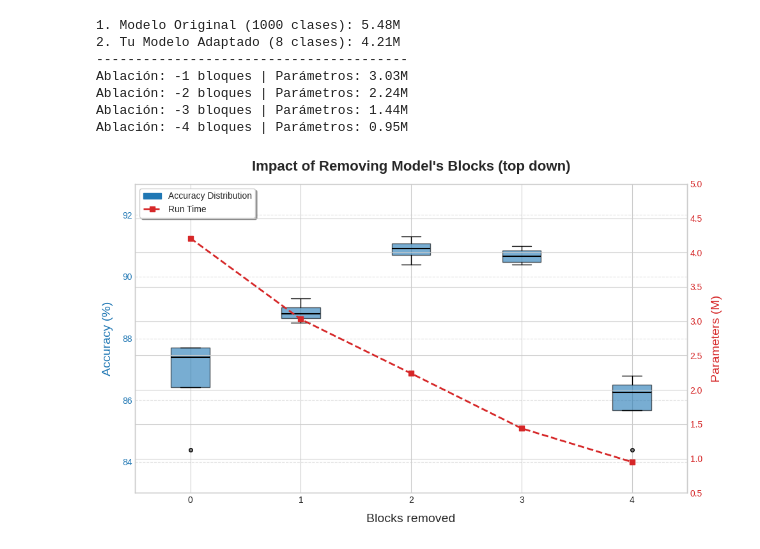
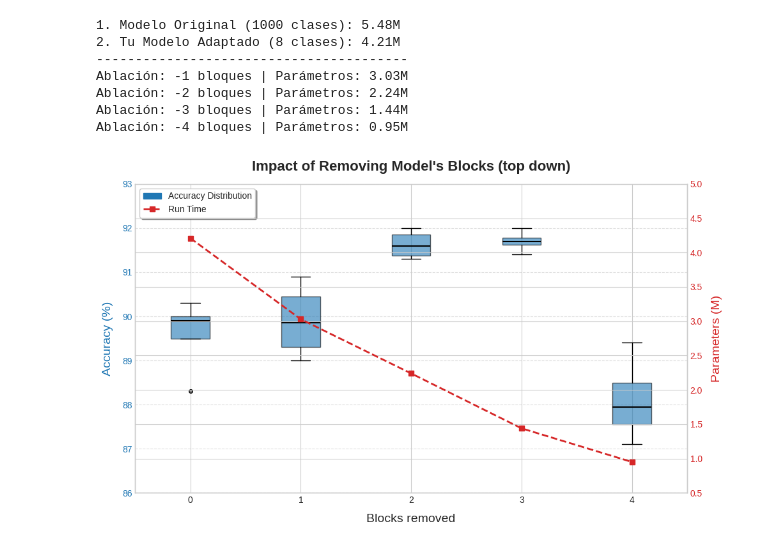
Before and after one commit to MCV-C3/project-5, a Jupyter notebook: Week3/experiments.ipynb, the cells around one changed output. Saved outputs shown, nothing was run; the diff lists cells and outputs as text; code cells hidden in the pictures.

```diff
--- a/Week3/experiments.ipynb
+++ b/Week3/experiments.ipynb
@@ -334,25 +334,25 @@ def plot_spatial_pyramids_boxplots(data, title="Spatial Pyramid Matching Perform
 # %%
 performance_image_size = {
     'Data':{
         'Accuracy':{
-            '0': [87.7, 84.4, 87.7, 87.1],
-            '1': [88.5, 88.9, 89.3, 88.7],
-            '2': [90.4, 90.8, 91.3, 91.0],
-            '3': [91.0, 90.4, 90.8, 90.5],
-            '4': [86.8, 84.4, 86.1, 86.4]
+            '0': [88.3, 89.9, 89.9, 90.3],
+            '1': [89.0, 89.4, 90.3, 90.9],
+            '2': [91.4, 91.3, 91.8, 92.0],
+            '3': [91.7, 92.0, 91.7, 91.4],
+            '4': [89.4, 87.1, 87.7, 88.2]
         },
         'Runtime': {
             '0': 4.21,
             '1': 3.03,
             '2': 2.24,
             '3': 1.44,
             '4': 0.95
         }
     }
 }
 
 plot_spatial_pyramids_boxplots(performance_image_size, title="Impact of Removing Model's Blocks (top down)",
-                               y1_dim=[82,94], y2_dim=[0.5,5], x_text="", x_axis_label="Blocks removed", bp_width=0.35,
+                               y1_dim=[86,94], y2_dim=[0.5,5], x_text="", x_axis_label="Blocks removed", bp_width=0.35,
                                y_axis_label_2="Parameters (M)")
 # %% [output]
-[figure, old version]
+[figure, new version]
```
Also changed, not shown: 4 other files.
